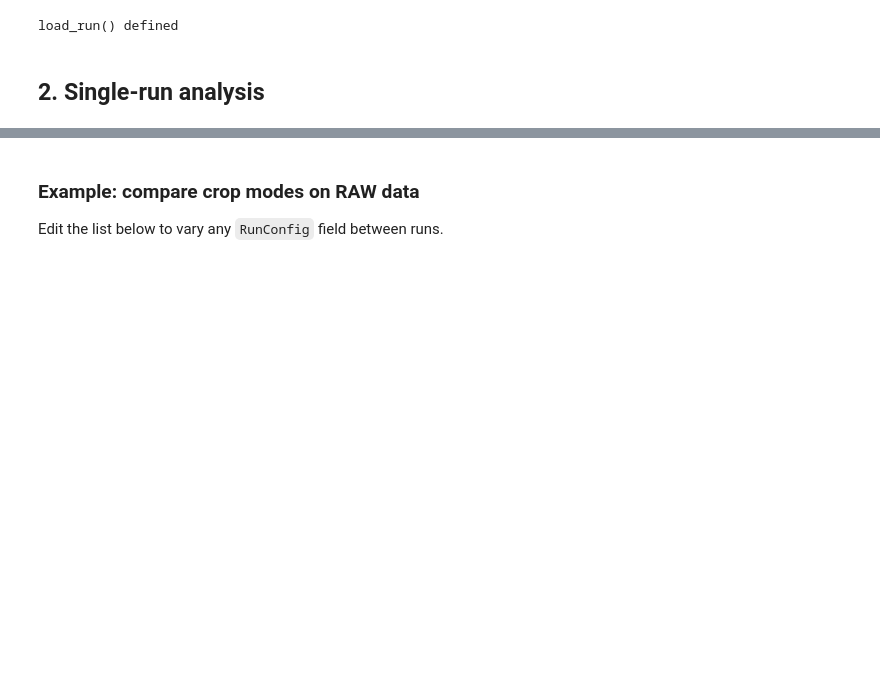
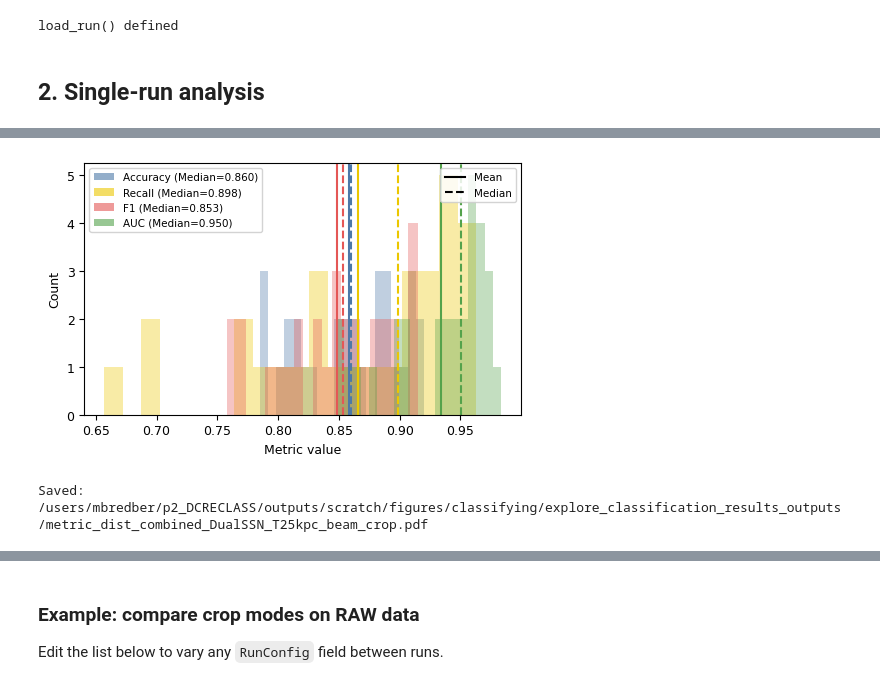
Before and after one commit to MarkusBredberg/dcreclass, a Jupyter notebook: notebooks/explore_classification_results.ipynb, the cells around one changed output, grey strips where cells are left out. Cells and saved outputs as stored; diff of their text form; code cells hidden in the pictures; blank space fills up the shorter version.

```diff
--- a/notebooks/explore_classification_results.ipynb
+++ b/notebooks/explore_classification_results.ipynb
@@ -536 +672,73 @@ Saved: /users/mbredber/p2_DCRECLASS/outputs/scratch/figures/classifying/explore_
+# %%
+# Combined Acc / F1 / AUC distribution — one histogram, colour = metric
+_COMBO_METRICS = [
+    ('accuracy',  'Accuracy',  '#4c78a8'),
+    #('precision', 'Precision', '#f58518'),
+    ('recall',    'Recall',    "#ebc700"),
+    ('f1_score',  'F1',        '#e45756'),
+    ('auc',       'AUC',       '#54a24b'),
+]
+
+_fig, _ax = plt.subplots(figsize=(5.0, 3.2))
+
+_medians = {}
+for _met, _label, _col in _COMBO_METRICS:
+    _vals = np.array(_all_vals.get(_met, []), dtype=float)
+    _vals = _vals[np.isfinite(_vals)]
+    if _vals.size == 0:
+        continue
+
+    _mean = float(_vals.mean())
+    _med  = float(np.median(_vals))
+
+    _vmin, _vmax = float(_vals.min()), float(_vals.max())
+    if _vmin == _vmax:
+        _eps = max(1e-6, abs(_vmin) * 1e-3)
+        _vmin, _vmax = _vmin - _eps, _vmax + _eps
+    _edges = np.linspace(_vmin, _vmax, 21)
+
+    _ax.hist(_vals, bins=_edges, histtype='stepfilled', color=_col,
+             alpha=0.35, linewidth=0)
+    _medians[_met] = _med
+    _ax.axvline(_mean, color=_col, linewidth=1.5)
+    _ax.axvline(_med,  color=_col, linewidth=1.5, linestyle='--')
+
+_ax.set_xlabel('Metric value', fontsize=9)
+_ax.set_ylabel('Count', fontsize=9)
+
+# Legend 1 — colours = metrics
+from matplotlib.patches import Patch as _Patch
+_leg1 = _ax.legend(
+    handles=[_Patch(facecolor=col, alpha=0.6,
+                       label=f'{lbl} (Median={_medians.get(met, float("nan")):.3f})')
+             for met, lbl, col in _COMBO_METRICS],
+    fontsize=7.5, framealpha=0.85,
+    loc='upper left',
+)
+
+# Legend 2 — line styles = mean / median
+import matplotlib.lines as _mlines
+_leg2 = _ax.legend(
+    handles=[
+        _mlines.Line2D([], [], color='k', linewidth=1.5,              label='Mean'),
+        _mlines.Line2D([], [], color='k', linewidth=1.5, linestyle='--', label='Median'),
+    ],
+    fontsize=7.5, framealpha=0.85,
+    loc='upper right',
+)
+_ax.add_artist(_leg1)   # re-add first legend (second call replaces it otherwise)
+
+_fig.tight_layout()
+
+_fname = os.path.join(
+    OUTPUT_DIR,
+    f'metric_dist_combined_{cfg.classifier}_{cfg.version}_{cfg.crop_mode}.pdf',
+)
+plt.savefig(_fname, bbox_inches='tight')
+plt.show()
+plt.close()
+print('Saved:', _fname)
+# %% [output]
+[figure, added]
+Saved: /users/mbredber/p2_DCRECLASS/outputs/scratch/figures/classifying/explore_classification_results_outputs/metric_dist_combined_DualSSN_T25kpc_beam_crop.pdf
 # %%
```
Also changed, not shown: parts of 29 cells of this notebook, 8 other files.
